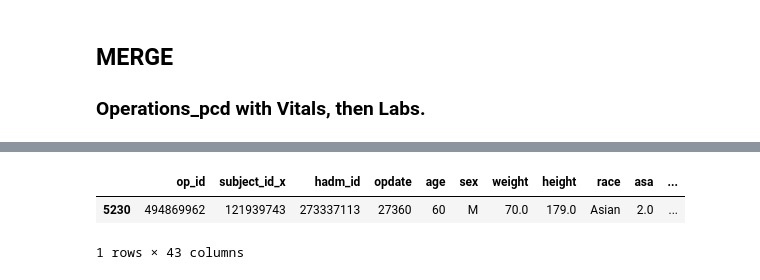
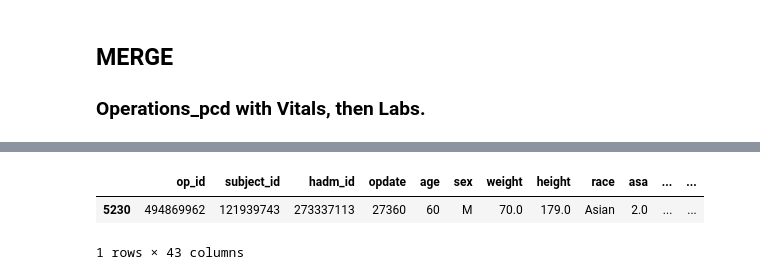
Before and after one commit to j-lepard/Prolonged_Length_of_Stay, a Jupyter notebook: _src/Data_import.ipynb, the cells around one changed output, grey strips where cells are left out. Drawn from its saved outputs; the diff is of its cells as text; code cells hidden in the pictures.

```diff
--- a/_src/Data_import.ipynb
+++ b/_src/Data_import.ipynb
@@ -244,10 +244,11 @@ Data columns (total 43 columns):
 dtypes: float64(25), int64(10), object(8)
 memory usage: 42.2+ MB
 # %%
+operations_w_vitals_df.rename(columns={'subject_id_x': 'subject_id'}, inplace=True)
 operations_w_vitals_df[operations_w_vitals_df['op_id']==494869962]
 # %% [output]
-|  | op_id | subject_id_x | hadm_id | opdate | age | sex | weight | height | race | asa | ... |
-| 5230 | 494869962 | 121939743 | 273337113 | 27360 | 60 | M | 70.0 | 179.0 | Asian | 2.0 | ... |
+|  | op_id | subject_id | hadm_id | opdate | age | sex | weight | height | race | asa | ... | ... |
+| 5230 | 494869962 | 121939743 | 273337113 | 27360 | 60 | M | 70.0 | 179.0 | Asian | 2.0 | ... | ... |
 1 rows × 43 columns
 # %%
 operations_vitals_labs_df = pd.merge(operations_w_vitals_df,pivoted_labs, on='subject_id', how='left')
```
Also changed, not shown: parts of 10 cells of this notebook.
